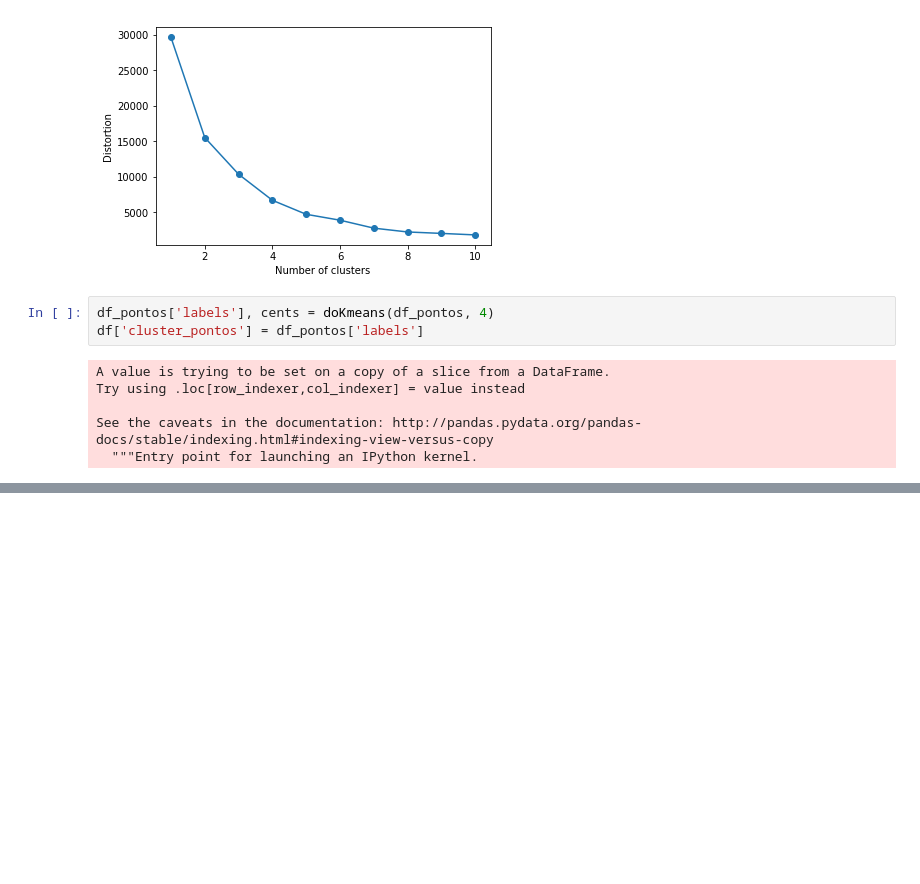
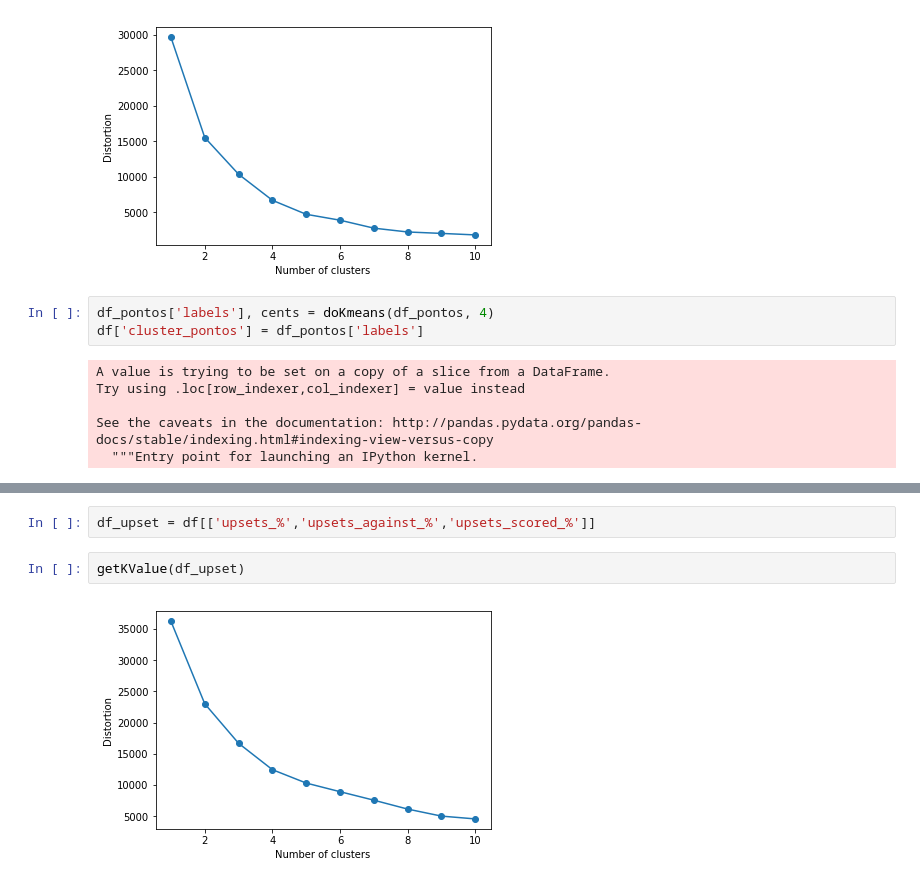
Before and after one commit to suzanaph/predicao-em-jogos-de-tenis, a Jupyter notebook: Data Wrangling - Player Clustering.ipynb, the cells around one changed output, grey strips where cells are left out. Drawn from its saved outputs; the diff is of its cells as text; blank space fills up the shorter version.

```diff
--- a/Data Wrangling - Player Clustering.ipynb
+++ b/Data Wrangling - Player Clustering.ipynb
@@ -287,0 +283,6 @@ sns.pairplot(df_pontos, hue='labels')
+# %%
+df_upset = df[['upsets_%','upsets_against_%','upsets_scored_%']]
+# %%
+getKValue(df_upset)
+# %% [output]
+[figure, added]
```
Also changed, not shown: parts of 45 cells of this notebook.
